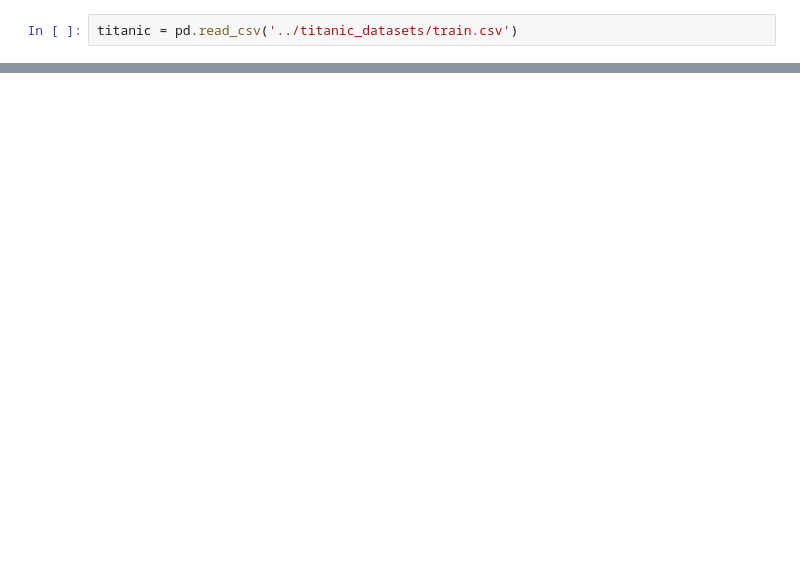
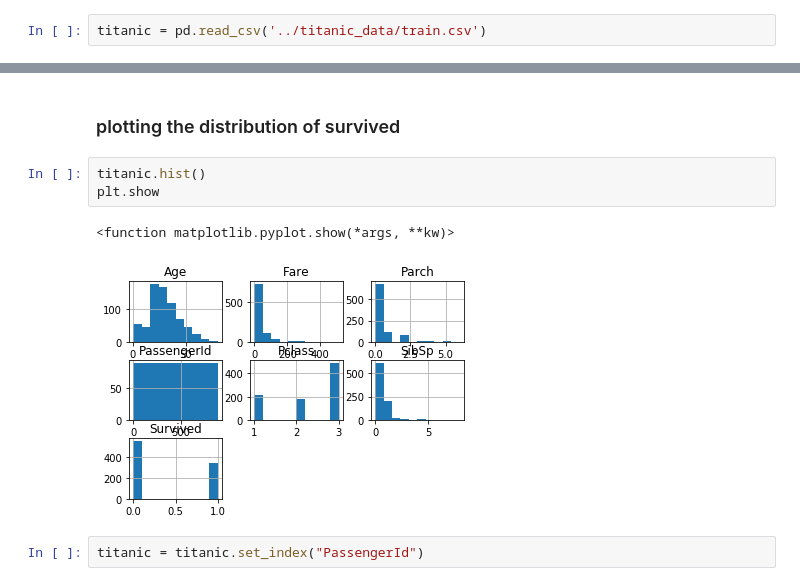
Before and after one commit to JosephineQiu/TitanicPrediction, a Jupyter notebook: visualization.ipynb, the cells around one changed output, grey strips where cells are left out. Cells and saved outputs as stored; diff of their text form; blank space fills up the shorter version.

```diff
--- a/visualization.ipynb
+++ b/visualization.ipynb
@@ -12,5 +13,5 @@ pwd
 # %%
-titanic = pd.read_csv('../titanic_datasets/train.csv')
+titanic = pd.read_csv('../titanic_data/train.csv')
 # %%
 titanic.head()
 # %% [output]
@@ -20,3 +21,13 @@ titanic.head()
 | 2 | 3 | 1 | 3 | Heikkinen, Miss. Laina | female | 26.0 | 0 | 0 | STON/O2. 3101282 | 7.9250 | ... |
 | 3 | 4 | 1 | 1 | Futrelle, Mrs. Jacques Heath (Lil... | female | 35.0 | 1 | 0 | 113803 | 53.1000 | ... |
 | 4 | 5 | 0 | 3 | Allen, Mr. William Henry | male | 35.0 | 0 | 0 | 373450 | 8.0500 | ... |
+# %% [markdown]
+### plotting the distribution of survived
+# %%
+titanic.hist()
+plt.show
+# %% [output]
+<function matplotlib.pyplot.show(*args, **kw)>
+[figure, added]
+# %%
+titanic = titanic.set_index("PassengerId")
```
Also changed, not shown: parts of 4 cells of this notebook.
